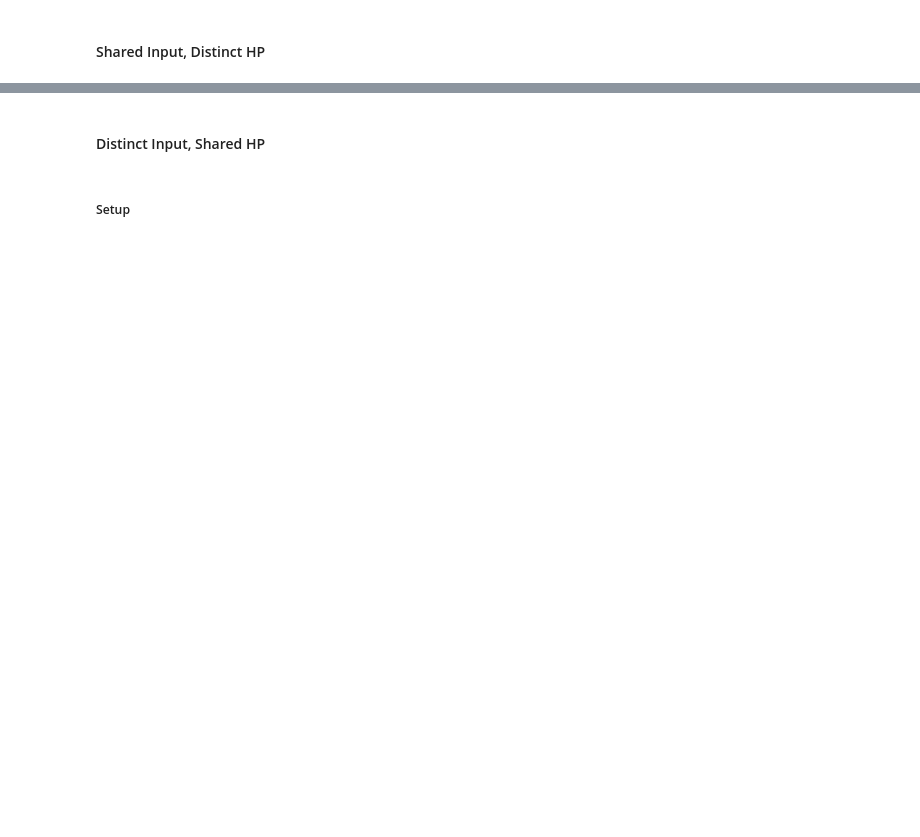
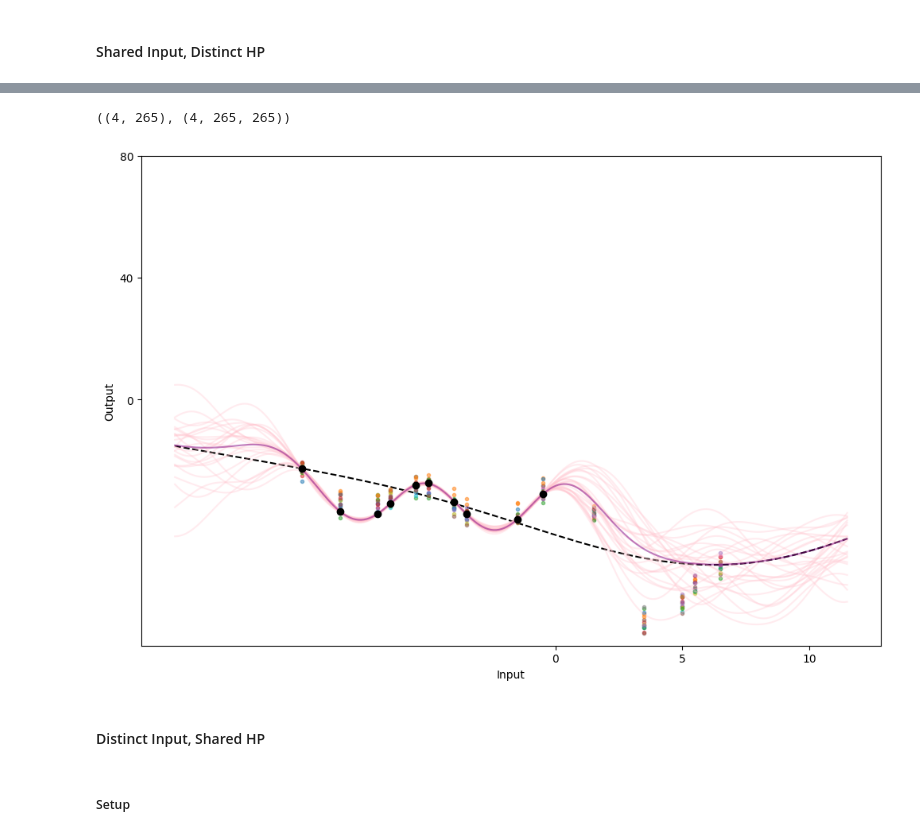
Before and after one commit to SimLej18/MagmaClustPy, a Jupyter notebook: benchmarks/prediction.ipynb, the cells around one changed output, grey strips where cells are left out. Cells and saved outputs as stored; diff of their text form; code cells hidden in the pictures; blank space fills up the shorter version.

```diff
--- a/benchmarks/prediction.ipynb
+++ b/benchmarks/prediction.ipynb
@@ -344,8 +451,8 @@ predict_new(model, grid)[0].block_until_ready()
 db = pd.read_csv(f"../datasets/K=1/{test_db_size}_shared_input_distinct_hp.csv")
 db_train, db_pred, db_test = split_db(db, train_ratio=train_pred_ratio, pred_ratio=pred_test_ratio)
 # %%
-mean_kernel = SEMagmaKernel(length_scale=.3, variance=1.)
-task_kernel_train = SEMagmaKernel(length_scale=.6, variance=1.) + DiagKernel(ExpKernel(2.5))
+mean_kernel = 10. * SEKernel(length_scale=.5)
+task_kernel_train = 1. * SEKernel(length_scale=.6) + WhiteNoiseKernel(1.)
 task_kernel_pred = deepcopy(task_kernel_train)
 
 prior_mean = ZeroMean()
@@ -416,0 +487,3 @@ predict_new(model, grid)[0].block_until_ready()
+# %%
+model.grid_pred = model.generate_grid(grid_size)
+model.grid_pred.shape
@@ -416,0 +499,5 @@ predict_new(model, grid)[0].block_until_ready()
+# %%
+pred_mean_new, pred_cov_new = predict_new(model)
+pred_mean_new.shape, pred_cov_new.shape
+# %% [output]
+((4, 265), (4, 265, 265))
@@ -417,3 +514,7 @@ predict_new(model, grid)[0].block_until_ready()
+# %%
+plot_prediction(model.grid_pred, model.post_mean_grid, model.padded_inputs_train, model.padded_outputs_train, model.padded_inputs_pred[pred_id], model.padded_outputs_pred[pred_id], pred_mean_new[pred_id], pred_cov_new[pred_id])
+# %% [output]
+[figure, added]
 # %% [markdown]
 #### Distinct Input, Shared HP
 # %% [markdown]
```
Also changed, not shown: parts of 86 cells of this notebook, 10 other files.
